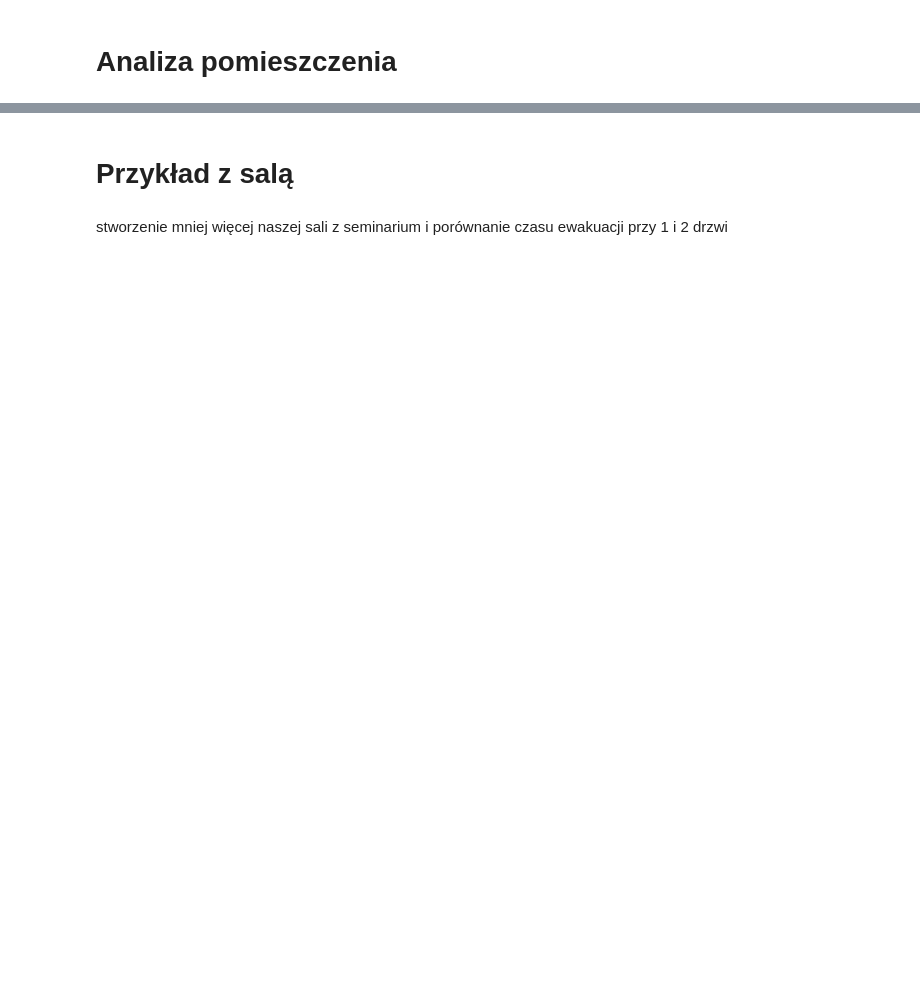
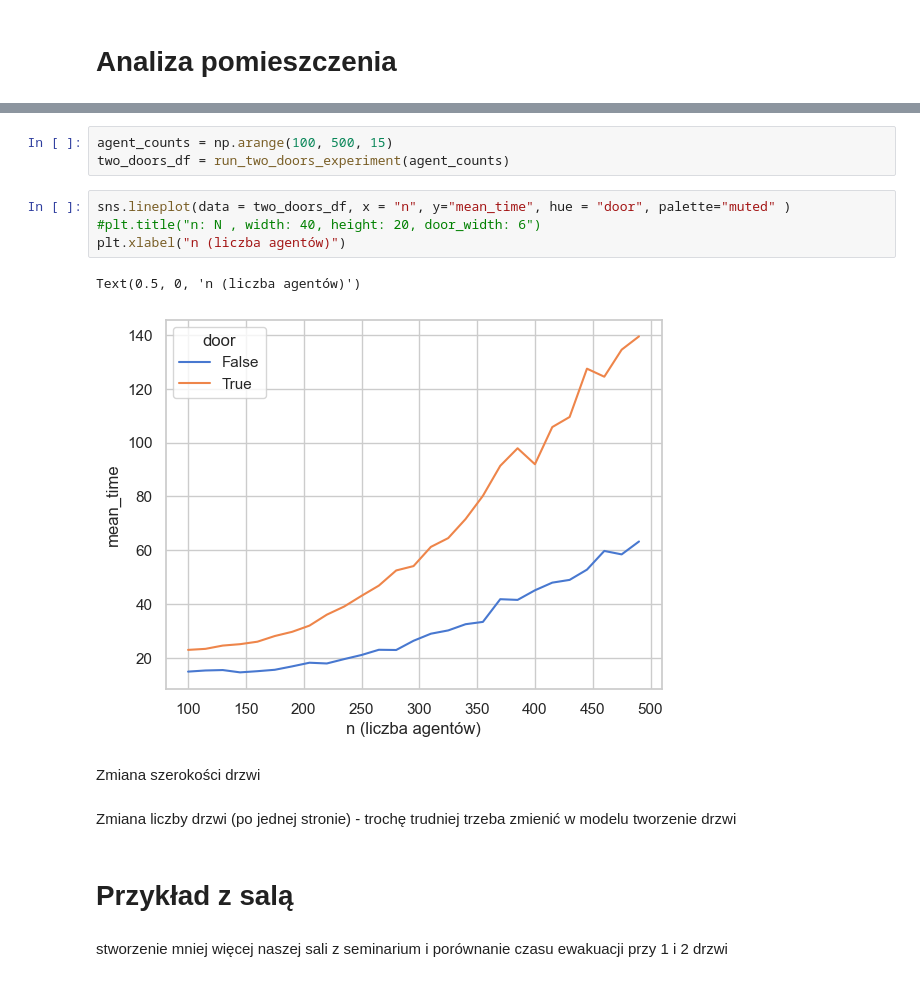
Before and after one commit to MateuszDziamba/matematyka_dla_przemys-u, a Jupyter notebook: symulacja_mesa/wyniki4_kody.ipynb, the cells around one changed output, grey strips where cells are left out. Cells and saved outputs as stored; diff of their text form; blank space fills up the shorter version.

Commit message:
poprawienie nierownosci do left door i wykresy

```diff
--- a/symulacja_mesa/wyniki4_kody.ipynb
+++ b/symulacja_mesa/wyniki4_kody.ipynb
@@ -123,3 +176,17 @@ zmiana szerokości drzwi/dodanie drzwi/usunięcie przeszkód
+# %%
+agent_counts = np.arange(100, 500, 15)
+two_doors_df = run_two_doors_experiment(agent_counts)
+# %%
+sns.lineplot(data = two_doors_df, x = "n", y="mean_time", hue = "door", palette="muted" )
+#plt.title("n: N , width: 40, height: 20, door_width: 6")
+plt.xlabel("n (liczba agentów)")
+# %% [output]
+Text(0.5, 0, 'n (liczba agentów)')
+[figure, added]
+# %% [markdown]
+Zmiana szerokości drzwi
+# %% [markdown]
+Zmiana liczby drzwi (po jednej stronie) - trochę trudniej trzeba zmienić w modelu tworzenie drzwi
 # %% [markdown]
 # Przykład z salą
 # %% [markdown]
```
Also changed, not shown: parts of 11 cells of this notebook, 8 other files.
